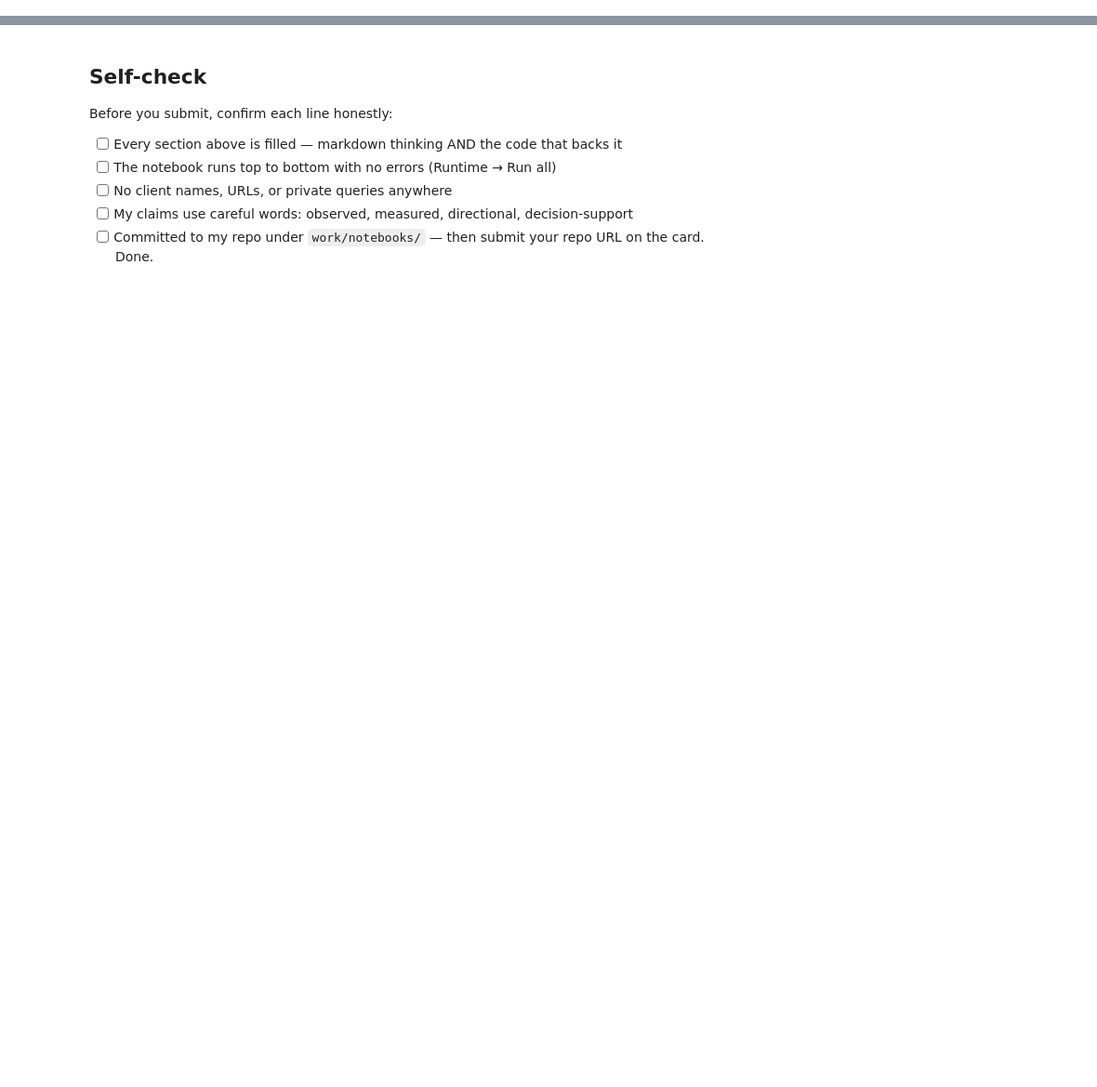
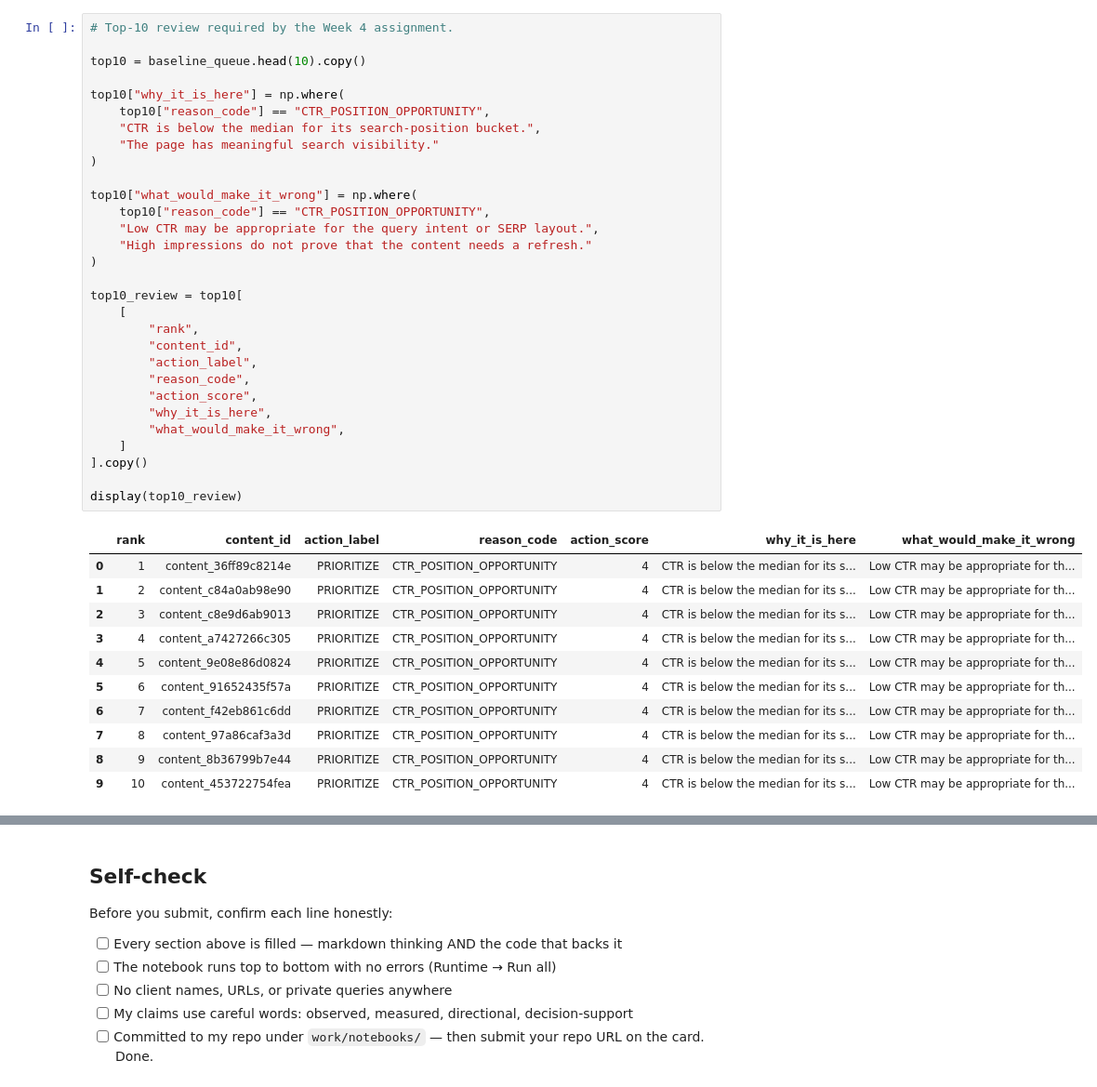
Before and after one commit to 13aakash/flyrank-ml-internship, a Jupyter notebook: work/notebooks/w04_baseline_score.ipynb, the cells around one changed output, grey strips where cells are left out. Shown at 93% size. Cells and saved outputs as stored; diff of their text form; blank space fills up the shorter version.

```diff
--- a/work/notebooks/w04_baseline_score.ipynb
+++ b/work/notebooks/w04_baseline_score.ipynb
@@ -36,0 +297,42 @@ This skeleton is yours to fill. Work the sections **in order** — each one has
+# %%
+# Top-10 review required by the Week 4 assignment.
+
+top10 = baseline_queue.head(10).copy()
+
+top10["why_it_is_here"] = np.where(
+    top10["reason_code"] == "CTR_POSITION_OPPORTUNITY",
+    "CTR is below the median for its search-position bucket.",
+    "The page has meaningful search visibility."
+)
+
+top10["what_would_make_it_wrong"] = np.where(
+    top10["reason_code"] == "CTR_POSITION_OPPORTUNITY",
+    "Low CTR may be appropriate for the query intent or SERP layout.",
+    "High impressions do not prove that the content needs a refresh."
+)
+
+top10_review = top10[
+    [
+        "rank",
+        "content_id",
+        "action_label",
+        "reason_code",
+        "action_score",
+        "why_it_is_here",
+        "what_would_make_it_wrong",
+    ]
+].copy()
+
+display(top10_review)
+# %% [output]
+|  | rank | content_id | action_label | reason_code | action_score | why_it_is_here | what_would_make_it_wrong |
+| 0 | 1 | content_36ff89c8214e | PRIORITIZE | CTR_POSITION_OPPORTUNITY | 4 | CTR is below the median for its s... | Low CTR may be appropriate for th... |
+| 1 | 2 | content_c84a0ab98e90 | PRIORITIZE | CTR_POSITION_OPPORTUNITY | 4 | CTR is below the median for its s... | Low CTR may be appropriate for th... |
+| 2 | 3 | content_c8e9d6ab9013 | PRIORITIZE | CTR_POSITION_OPPORTUNITY | 4 | CTR is below the median for its s... | Low CTR may be appropriate for th... |
+| 3 | 4 | content_a7427266c305 | PRIORITIZE | CTR_POSITION_OPPORTUNITY | 4 | CTR is below the median for its s... | Low CTR may be appropriate for th... |
+| 4 | 5 | content_9e08e86d0824 | PRIORITIZE | CTR_POSITION_OPPORTUNITY | 4 | CTR is below the median for its s... | Low CTR may be appropriate for th... |
+| 5 | 6 | content_91652435f57a | PRIORITIZE | CTR_POSITION_OPPORTUNITY | 4 | CTR is below the median for its s... | Low CTR may be appropriate for th... |
+| 6 | 7 | content_f42eb861c6dd | PRIORITIZE | CTR_POSITION_OPPORTUNITY | 4 | CTR is below the median for its s... | Low CTR may be appropriate for th... |
+| 7 | 8 | content_97a86caf3a3d | PRIORITIZE | CTR_POSITION_OPPORTUNITY | 4 | CTR is below the median for its s... | Low CTR may be appropriate for th... |
+| 8 | 9 | content_8b36799b7e44 | PRIORITIZE | CTR_POSITION_OPPORTUNITY | 4 | CTR is below the median for its s... | Low CTR may be appropriate for th... |
+| 9 | 10 | content_453722754fea | PRIORITIZE | CTR_POSITION_OPPORTUNITY | 4 | CTR is below the median for its s... | Low CTR may be appropriate for th... |
```
Also changed, not shown: parts of 16 cells of this notebook.
